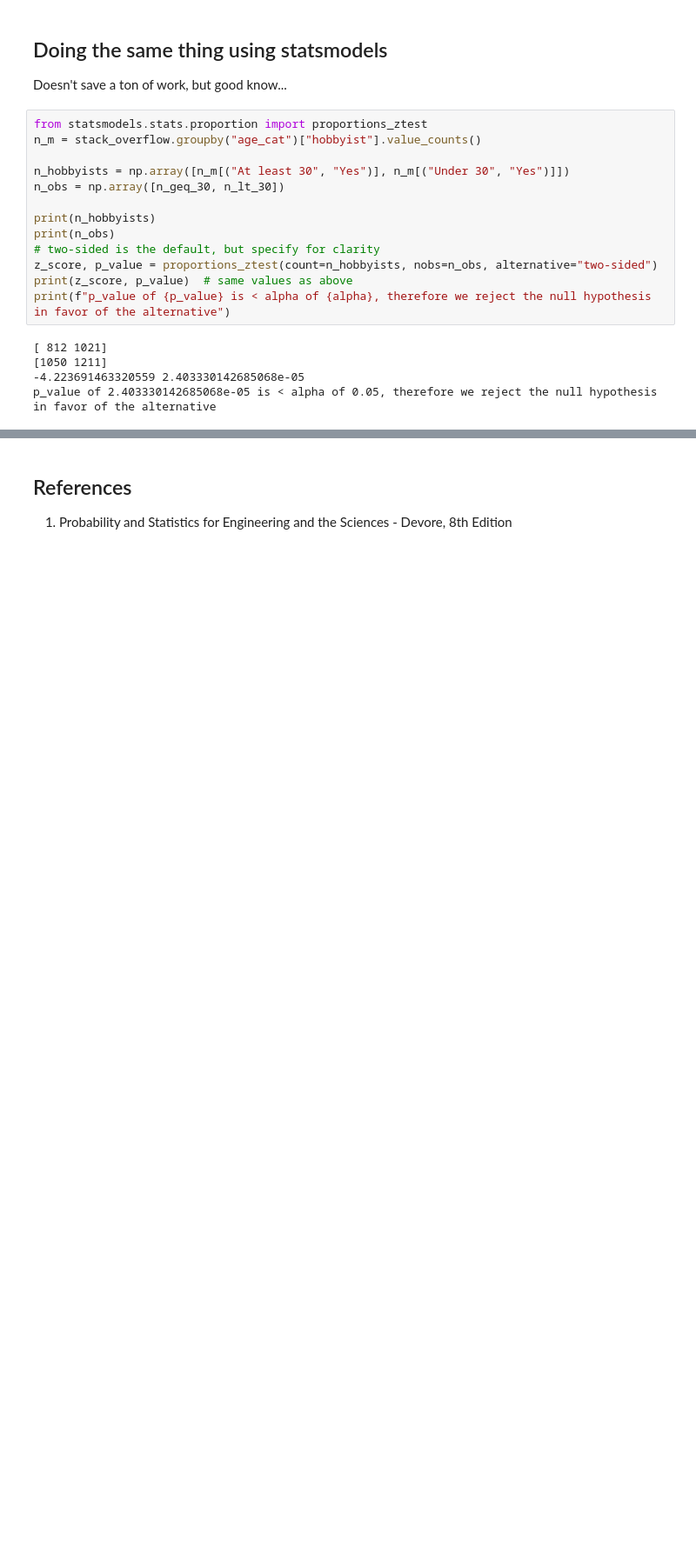
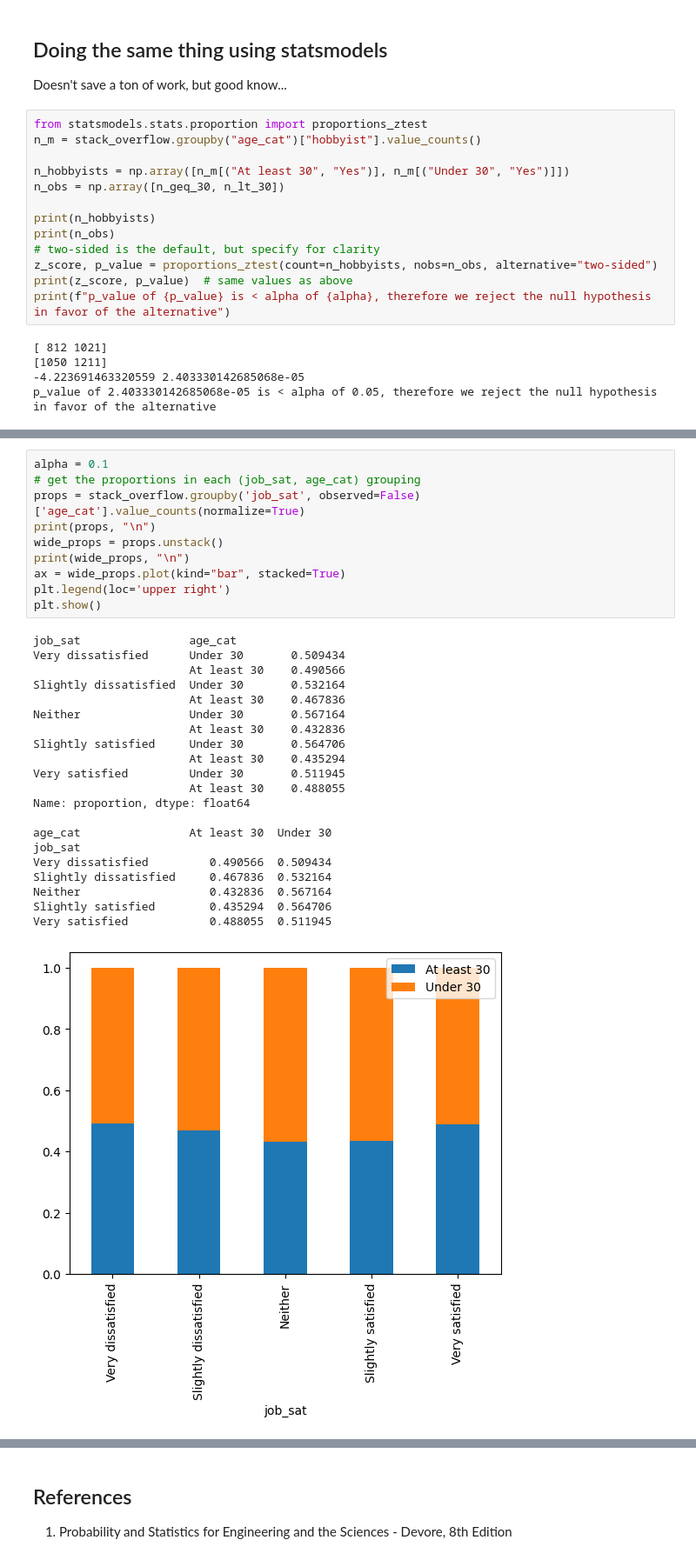
Before and after one commit to MichaelSzczepaniak/DataCamp, a Jupyter notebook: Tracks/Associate Data Scientist/29 Hypothesis Testing in Python/HypothesisTesting.ipynb, the cells around one changed output, grey strips where cells are left out. Shown: that part at 87% size. Cells and saved outputs as stored; diff of their text form; blank space fills up the shorter version.

Commit message:
add goodness of fit tests and accomp visuals

```diff
--- a/Tracks/Associate Data Scientist/29 Hypothesis Testing in Python/HypothesisTesting.ipynb
+++ b/Tracks/Associate Data Scientist/29 Hypothesis Testing in Python/HypothesisTesting.ipynb
@@ -866,0 +921,32 @@ p_value of 2.403330142685068e-05 is < alpha of 0.05, therefore we reject the nul
+# %%
+alpha = 0.1
+# get the proportions in each (job_sat, age_cat) grouping
+props = stack_overflow.groupby('job_sat', observed=False)['age_cat'].value_counts(normalize=True)
+print(props, "\n")
+wide_props = props.unstack()
+print(wide_props, "\n")
+ax = wide_props.plot(kind="bar", stacked=True)
+plt.legend(loc='upper right')
+plt.show()
+# %% [output]
+job_sat                age_cat
+Very dissatisfied      Under 30       0.509434
+                       At least 30    0.490566
+Slightly dissatisfied  Under 30       0.532164
+                       At least 30    0.467836
+Neither                Under 30       0.567164
+                       At least 30    0.432836
+Slightly satisfied     Under 30       0.564706
+                       At least 30    0.435294
+Very satisfied         Under 30       0.511945
+                       At least 30    0.488055
+Name: proportion, dtype: float64
+
+age_cat                At least 30  Under 30
+job_sat
+Very dissatisfied         0.490566  0.509434
+Slightly dissatisfied     0.467836  0.532164
+Neither                   0.432836  0.567164
+Slightly satisfied        0.435294  0.564706
+Very satisfied            0.488055  0.511945
+[figure, added]
```
Also changed, not shown: parts of 34 cells of this notebook.
